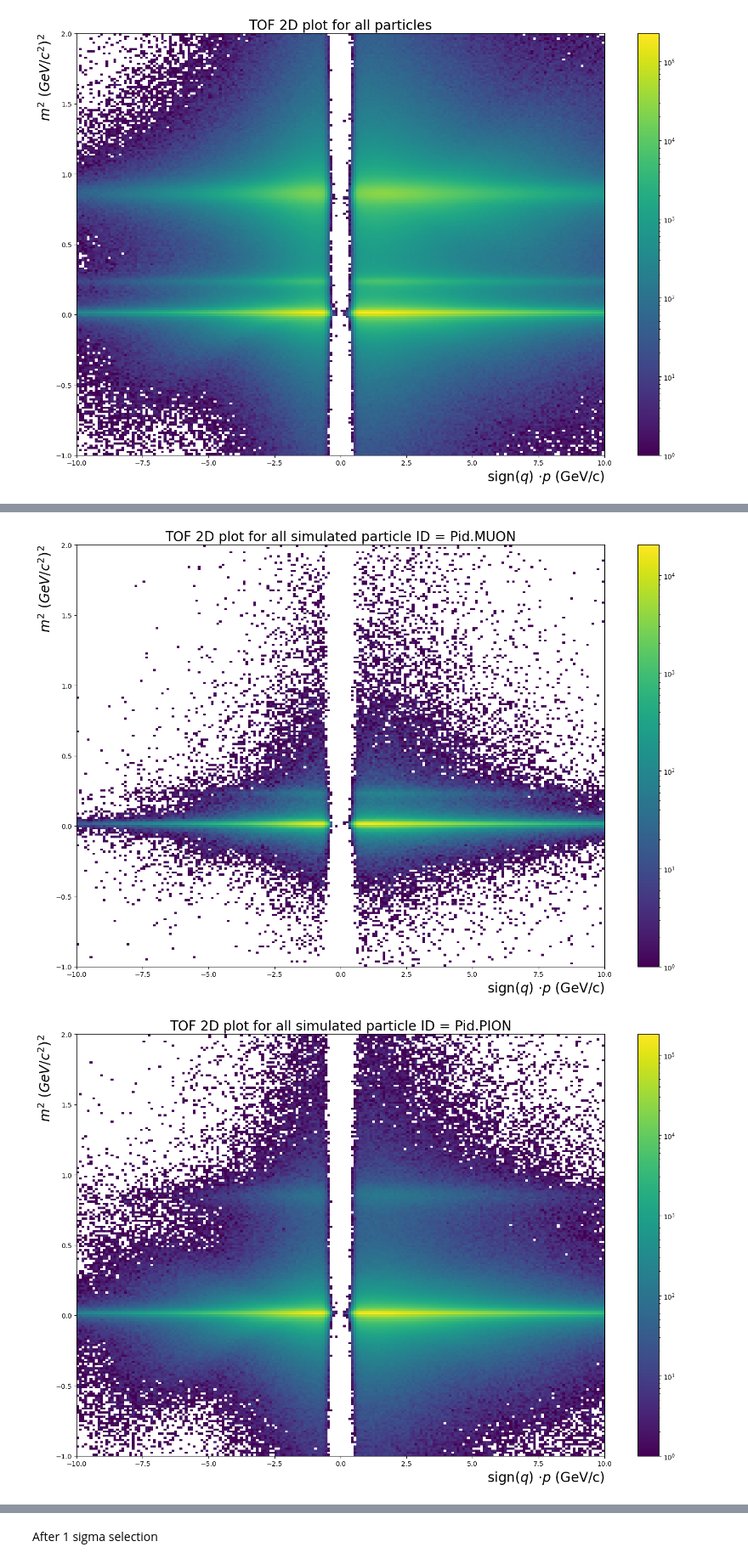
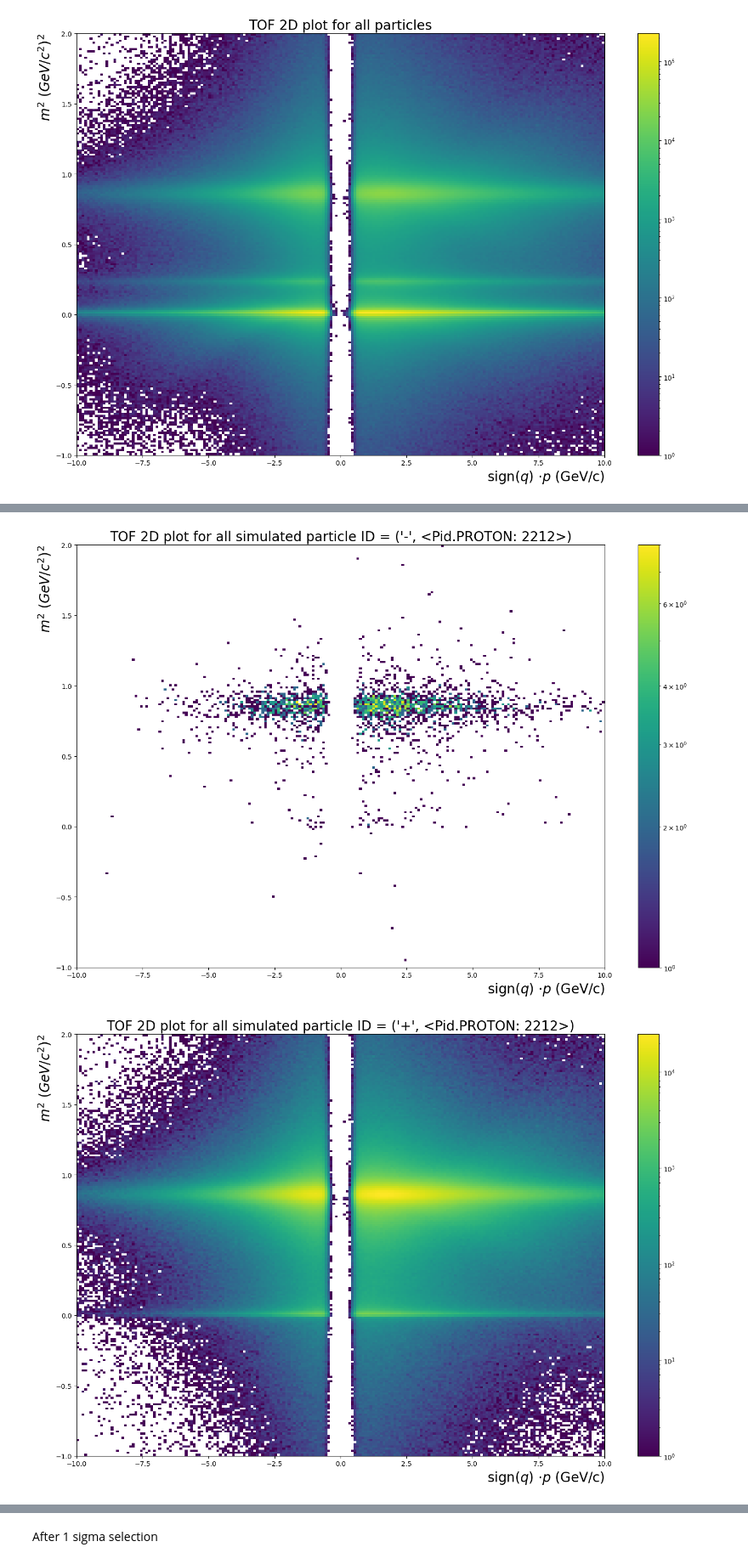
Before and after one commit to julnow/inz, a Jupyter notebook: jupyter/ml_tof_plots.ipynb, the cells around one changed output, grey strips where cells are left out. Shown at 85% size. Drawn from its saved outputs; the diff is of its cells as text; code cells hidden in the pictures.

Commit message:
particle-anti separately

```diff
--- a/jupyter/ml_tof_plots.ipynb
+++ b/jupyter/ml_tof_plots.ipynb
@@ -223,3 +223,6 @@ def all_tof(df):
 all_tof(particles)
 # %% [output]
 [figure]
+# %%
+df = particles
+df
@@ -226,6 +243,7 @@ all_tof(particles)
 # %%
-def classes_tof(df, pid, name):
-    df['pid'] = df['pid'].abs()
+def classes_tof(df, pid, name, antip = 0):
+    if antip == 0:
+        df['pid'] = df['pid'].abs()
     qp = df[df['pid']==pid]['q']*df[df['pid']==pid]['p']
     var_xaxis = qp
     mass2 = df[df['pid']==pid]['mass2']
@@ -251,5 +269,9 @@ def classes_tof(df, pid, name):
     # fig.savefig(directory+'img/' + title + '.pdf')
 for pid in Pid:
     if pid != Pid.BCKGR:
-        classes_tof(particles, pid.value, pid)
+        classes_tof(particles, -pid.value, ('-', pid), 1)
+        classes_tof(particles, pid.value,  ('+', pid), 1)
+        # classes_tof(particles, pid.value, pid)
+
+# classes_tof(particles, -11,  'pid', 1)
 # %% [output]
@@ -258,2 +280,2 @@ for pid in Pid:
-[figure, old version]
+[figure, new version]
-[figure, old version]
+[figure, new version]
```
Also changed, not shown: parts of 8 cells of this notebook.
